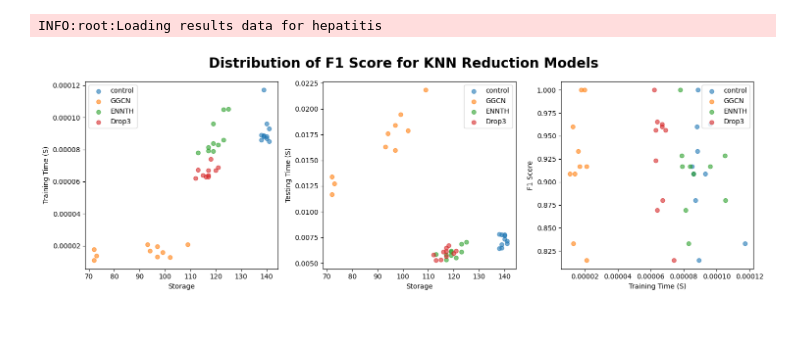
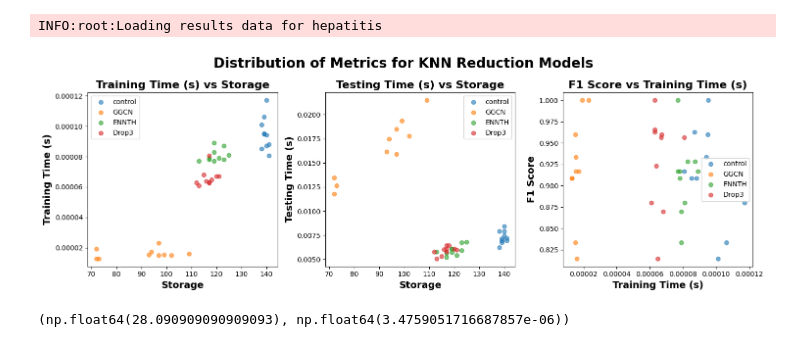
Before and after one commit to ZachParent/mai-intro-to-machine-learning, a Jupyter notebook: work2/notebooks/1.4-ZachParent-complexity-analysis.ipynb, the cells around one changed output. Cells and saved outputs as stored; diff of their text form; code cells hidden in the pictures.

Commit message:
allow plotting independent effects with multiple x and y cols

```diff
--- a/work2/notebooks/1.4-ZachParent-complexity-analysis.ipynb
+++ b/work2/notebooks/1.4-ZachParent-complexity-analysis.ipynb
@@ -42,8 +42,11 @@ train_time_cols = [f"train_time_{i}" for i in range(10)]
 test_time_cols = [f"test_time_{i}" for i in range(10)]
 storage_cols = [f"storage_{i}" for i in range(10)]
 
-# for df in [knn_results, knn_reduction_results, svm_results]:
-#     df.sort_values(by="train_time", ascending=False, inplace=True)
+for df in [knn_results, knn_reduction_results, svm_results]:
+    df['mean_f1_score'] = df[f1_cols].mean(axis=1)
+    df['mean_train_time'] = df[train_time_cols].mean(axis=1)
+    df['mean_test_time'] = df[test_time_cols].mean(axis=1)
+knn_reduction_results['mean_storage'] = knn_reduction_results[storage_cols].mean(axis=1)
 
 knn_results["model_label"] = knn_results.apply(get_knn_model_label, axis=1)
 knn_reduction_results["model_label"] = knn_reduction_results.apply(
@@ -55,24 +58,29 @@ INFO:root:Loading results data for hepatitis
 # %%
 metric_cols_map = {
     "Storage": storage_cols,
     "Training Time (s)": train_time_cols,
     "Testing Time (s)": test_time_cols,
     "F1 Score": f1_cols
 }
 
 fig, axes = plt.subplots(1, 3, figsize=(15, 5))
 for (metric_a, metric_b), ax in zip([("Storage", "Training Time (s)"), ("Storage", "Testing Time (s)"), ("Training Time (s)", "F1 Score")], axes):
 
     for idx in knn_reduction_results.index:
         metric_a_values = knn_reduction_results.loc[idx, metric_cols_map[metric_a]].values
         metric_b_values = knn_reduction_results.loc[idx, metric_cols_map[metric_b]].values
         ax.scatter(metric_a_values, metric_b_values, alpha=0.6, label=knn_reduction_results.loc[idx, "reduction_func"])
-    ax.set_xlabel(metric_a.replace("_", " ").title())
-    ax.set_ylabel(metric_b.replace("_", " ").title())
+    ax.set_title(f"{metric_b} vs {metric_a}", fontsize=16, fontweight="bold")
+    ax.set_xlabel(metric_a, fontsize=14, fontweight="bold")
+    ax.set_ylabel(metric_b, fontsize=14, fontweight="bold")
     ax.legend()
-fig.suptitle(f'Distribution of {metric_b.replace("_", " ").title()} for KNN Reduction Models', fontsize=20, fontweight="bold")
+fig.suptitle(f'Distribution of Metrics for KNN Reduction Models', fontsize=20, fontweight="bold")
 plt.tight_layout()
 plt.show()
 # %%
 # %% [output]
-[figure, old version]
+[figure, new version]
+# %%
+friedman_test(knn_reduction_results, train_time_cols)
+# %% [output]
+(np.float64(28.090909090909093), np.float64(3.4759051716687857e-06))
```
Also changed, not shown: parts of 1 cell of this notebook, 2 other files.
